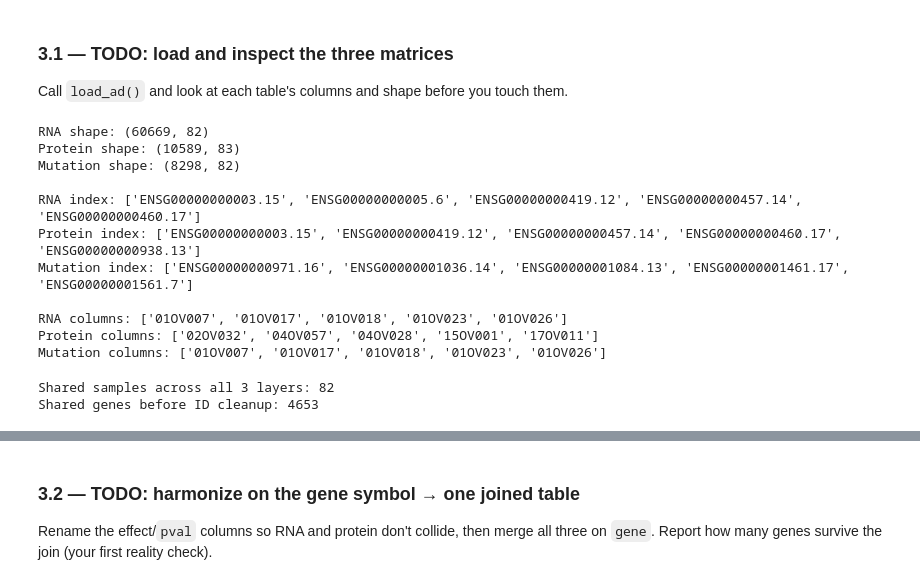
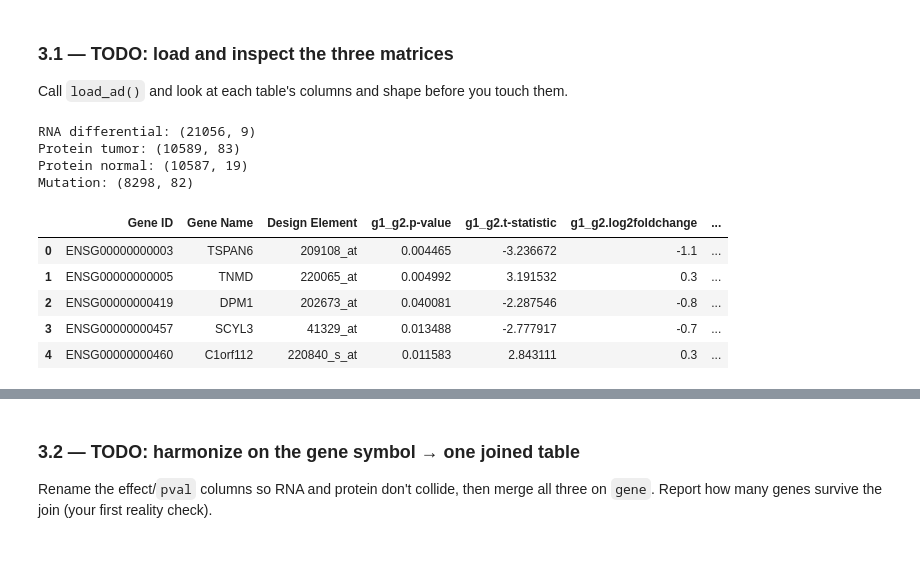
Before and after one commit to gloria668-ops/biot6900, a Jupyter notebook: BIOT6900_Module2_Starter_OV.ipynb, the cells around one changed output, grey strips where cells are left out. Drawn from its saved outputs; the diff is of its cells as text; code cells hidden in the pictures; blank space fills up the shorter version.

```diff
--- a/BIOT6900_Module2_Starter_OV.ipynb
+++ b/BIOT6900_Module2_Starter_OV.ipynb
@@ -227,55 +227,49 @@ Call `load_ad()` and look at each table's columns and shape before you touch the
 # %%
 # TODO 3.1 — load the three ovarian cancer matrices and inspect them.
 
-tx = pd.read_csv(
-    "raw_ov/OV_RNAseq_gene_RSEM_coding_UQ_1500_log2_Tumor.txt",
-    sep="\t",
-    index_col=0
+import pandas as pd
+
+# RNA differential expression
+rna_de = pd.read_csv(
+    "raw_ov/E-GEOD-40595_A-AFFY-44-analytics.tsv",
+    sep="\t"
 )
 
-pr = pd.read_csv(
+# Protein tumor
+prot_tumor = pd.read_csv(
     "raw_ov/OV_proteomics_gene_abundance_log2_reference_intensity_normalized_Tumor.txt",
     sep="\t",
     index_col=0
 )
 
+# Protein normal
+prot_normal = pd.read_csv(
+    "raw_ov/OV_proteomics_gene_abundance_log2_reference_intensity_normalized_Normal.txt",
+    sep="\t",
+    index_col=0
+)
+
+# Mutation
 gw = pd.read_csv(
     "raw_ov/OV_somatic_mutation_gene_level_binary.txt",
     sep="\t",
     index_col=0
 )
 
-print("RNA shape:", tx.shape)
-print("Protein shape:", pr.shape)
-print("Mutation shape:", gw.shape)
+print("RNA differential:", rna_de.shape)
+print("Protein tumor:", prot_tumor.shape)
+print("Protein normal:", prot_normal.shape)
+print("Mutation:", gw.shape)
 
-print("\nRNA index:", tx.index[:5].tolist())
-print("Protein index:", pr.index[:5].tolist())
-print("Mutation index:", gw.index[:5].tolist())
-
-print("\nRNA columns:", tx.columns[:5].tolist())
-print("Protein columns:", pr.columns[:5].tolist())
-print("Mutation columns:", gw.columns[:5].tolist())
+display(rna_de.head())
 # %% [output]
-RNA shape: (60669, 82)
-Protein shape: (10589, 83)
-Mutation shape: (8298, 82)
-
-RNA index: ['ENSG00000000003.15', 'ENSG00000000005.6', 'ENSG00000000419.12', 'ENSG00000000457.14', 'ENSG00000000460.17']
-Protein index: ['ENSG00000000003.15', 'ENSG00000000419.12', 'ENSG00000000457.14', 'ENSG00000000460.17', 'ENSG00000000938.13']
-Mutation index: ['ENSG00000000971.16', 'ENSG00000001036.14', 'ENSG00000001084.13', 'ENSG00000001461.17', 'ENSG00000001561.7']
-
-RNA columns: ['01OV007', '01OV017', '01OV018', '01OV023', '01OV026']
-Protein columns: ['02OV032', '04OV057', '04OV028', '15OV001', '17OV011']
-Mutation columns: ['01OV007', '01OV017', '01OV018', '01OV023', '01OV026']
+RNA differential: (21056, 9)
+Protein tumor: (10589, 83)
+Protein normal: (10587, 19)
+Mutation: (8298, 82)
+|  | Gene ID | Gene Name | Design Element | g1_g2.p-value | g1_g2.t-statistic | g1_g2.log2foldchange | ... |
+| 0 | ENSG00000000003 | TSPAN6 | 209108_at | 0.004465 | -3.236672 | -1.1 | ... |
+| 1 | ENSG00000000005 | TNMD | 220065_at | 0.004992 | 3.191532 | 0.3 | ... |
+| 2 | ENSG00000000419 | DPM1 | 202673_at | 0.040081 | -2.287546 | -0.8 | ... |
+| 3 | ENSG00000000457 | SCYL3 | 41329_at | 0.013488 | -2.777917 | -0.7 | ... |
+| 4 | ENSG00000000460 | C1orf112 | 220840_s_at | 0.011583 | 2.843111 | 0.3 | ... |
-# %%
-# Check overlap before harmonization
-
-common_samples = tx.columns.intersection(pr.columns).intersection(gw.columns)
-print("Shared samples across all 3 layers:", len(common_samples))
-
-common_genes_raw = tx.index.intersection(pr.index).intersection(gw.index)
-print("Shared genes before ID cleanup:", len(common_genes_raw))
-# %% [output]
-Shared samples across all 3 layers: 82
-Shared genes before ID cleanup: 4653
```
Also changed, not shown: parts of 23 cells of this notebook, 1 other file.
